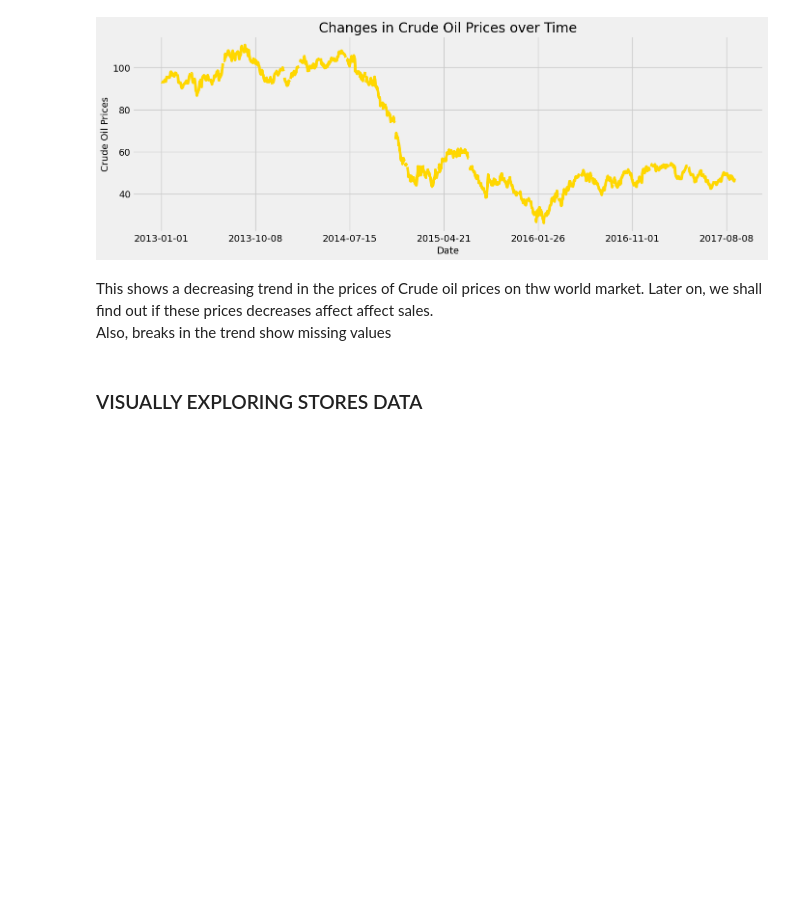
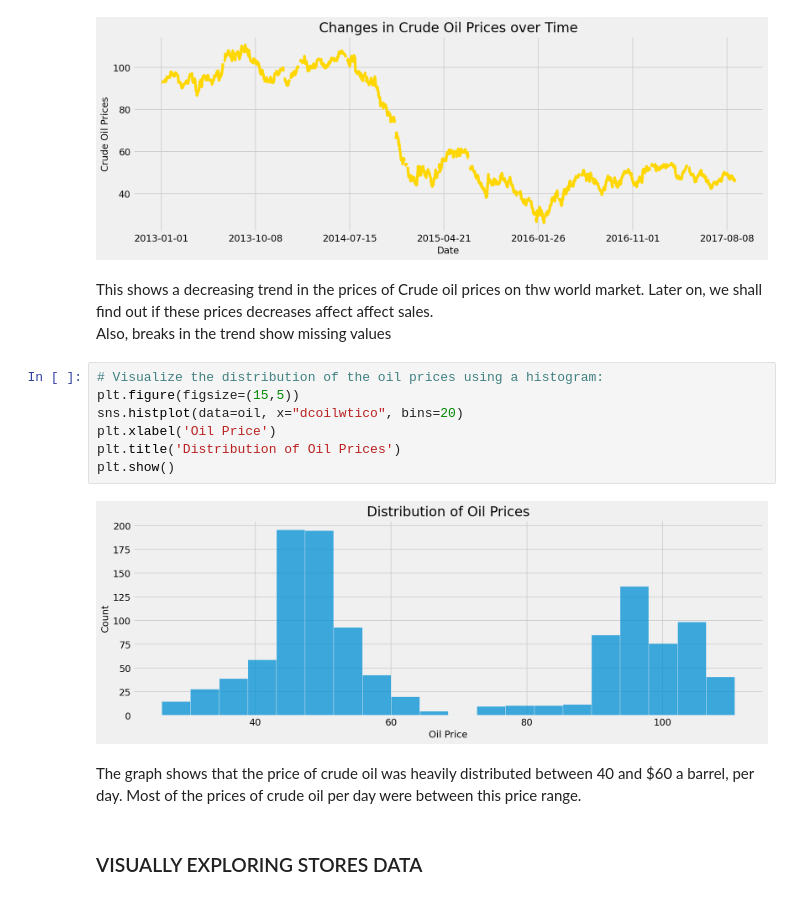
Before and after one commit to elvis-darko/Training-and-Apprenticeship-Portfolio-Projects, a Jupyter notebook: STORE-SALES-TIME-SERIES-FORECASTING/STORE-SALES-TIME-SERIES-FORECASTING-REGRESSION PROJECT.ipynb, the cells around one changed output. Cells and saved outputs as stored; diff of their text form; blank space fills up the shorter version.

```diff
--- a/STORE-SALES-TIME-SERIES-FORECASTING/STORE-SALES-TIME-SERIES-FORECASTING-REGRESSION PROJECT.ipynb
+++ b/STORE-SALES-TIME-SERIES-FORECASTING/STORE-SALES-TIME-SERIES-FORECASTING-REGRESSION PROJECT.ipynb
@@ -510,6 +558,17 @@ plt.show()
 [figure]
 # %% [markdown]
 This shows a decreasing trend in the prices of Crude oil prices on thw world market. Later on, we shall find out if these prices decreases affect affect sales.<br />Also, breaks in the trend show missing values
+# %%
+# Visualize the distribution of the oil prices using a histogram:
+plt.figure(figsize=(15,5))
+sns.histplot(data=oil, x="dcoilwtico", bins=20)
+plt.xlabel('Oil Price')
+plt.title('Distribution of Oil Prices')
+plt.show()
+# %% [output]
+[figure, added]
+# %% [markdown]
+The graph shows that the price of crude oil was heavily distributed between 40 and $60 a barrel, per day. Most of the prices of crude oil per day were between this price range.
 # %% [markdown]
 ### VISUALLY EXPLORING STORES DATA
 # %%
```
Also changed, not shown: parts of 76 cells of this notebook.
